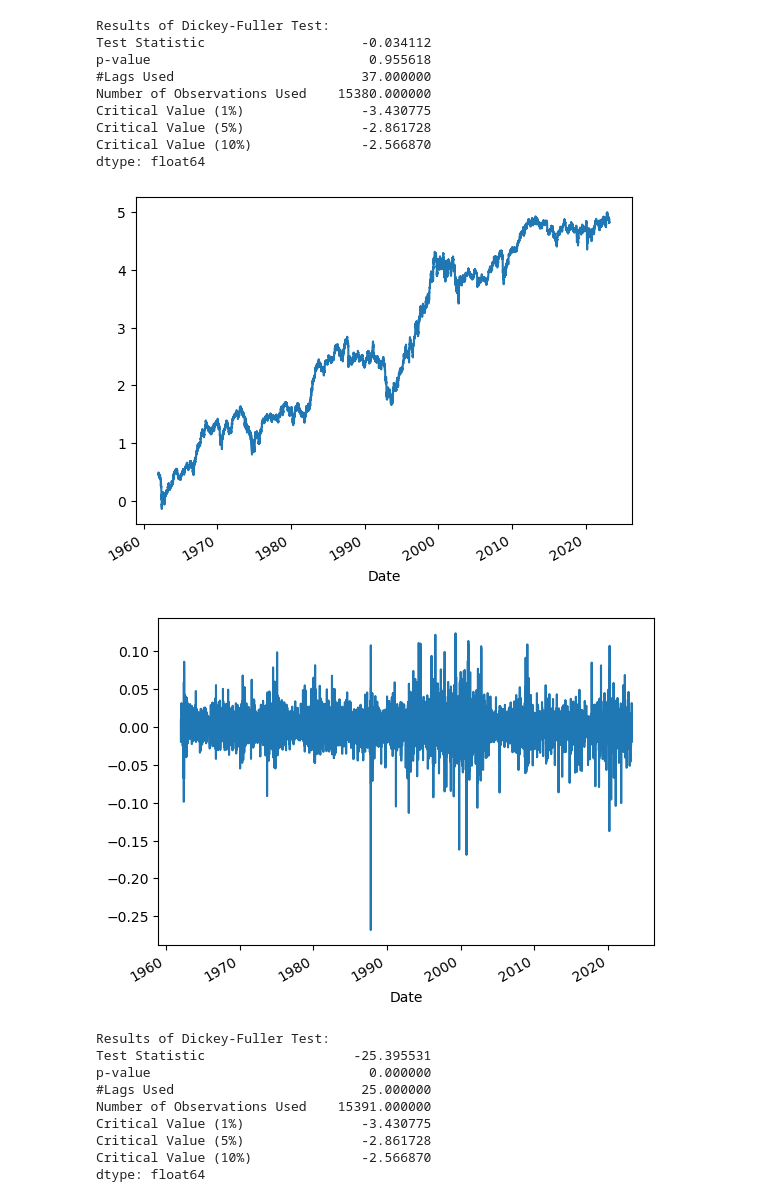
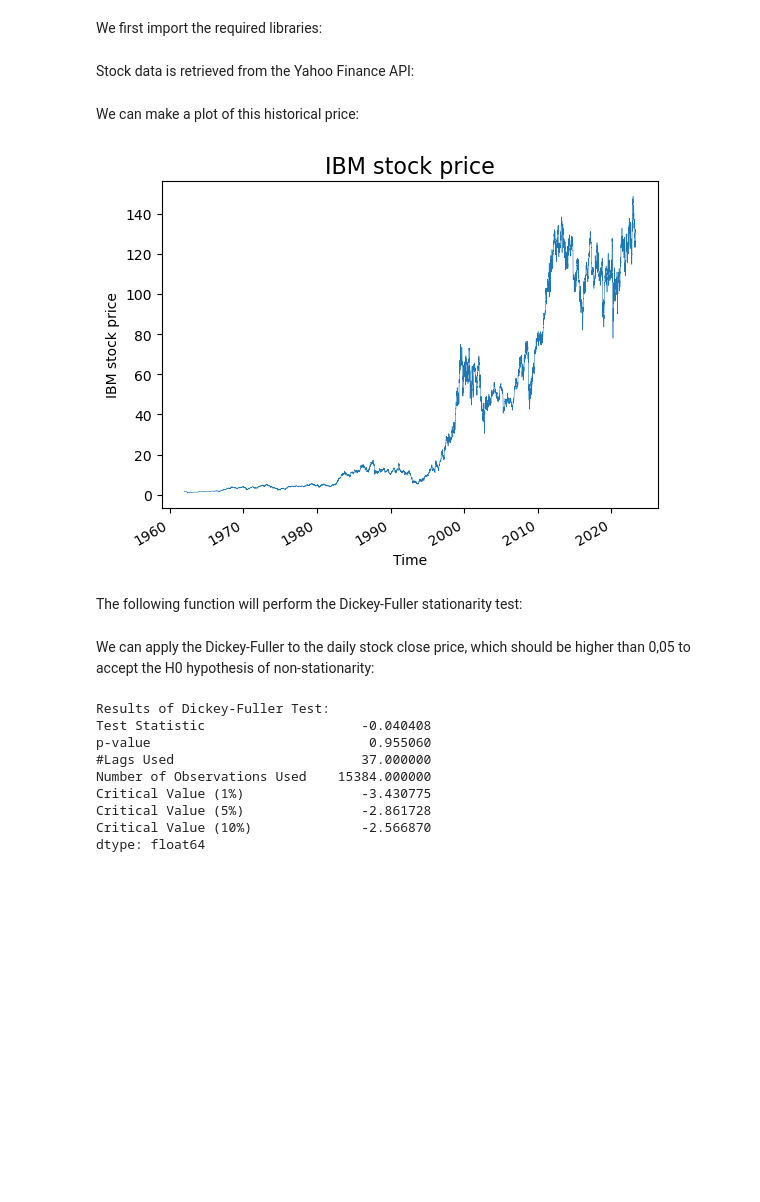
Before and after one commit to jgidatascience/Stock-time-series-analysis, a Jupyter notebook: IBM-time-series-analysis.ipynb, the cells around one changed output. Cells and saved outputs as stored; diff of their text form; code cells hidden in the pictures; blank space fills up the shorter version.

```diff
--- a/IBM-time-series-analysis.ipynb
+++ b/IBM-time-series-analysis.ipynb
@@ -1,3 +1,5 @@
+# %% [markdown]
+We first import the required libraries:
 # %%
 import requests
 import numpy as np
@@ -5,52 +7,5 @@ import pandas as pd
 import yfinance as yf
 import matplotlib.pyplot as plt
 from statsmodels.tsa.stattools import adfuller
-
-IBM_yf = yf.Ticker('IBM')
-IBM_hist = IBM_yf.history(period='max')
-
-def test_stationarity(timeseries):
-
-    #Perform Dickey-Fuller test:
-    print('Results of Dickey-Fuller Test:')
-    dftest = adfuller(timeseries, autolag='AIC')
-    dfoutput = pd.Series(dftest[0:4], index=['Test Statistic','p-value','#Lags Used','Number of Observations Used'])
-    for key,value in dftest[4].items():
-        dfoutput['Critical Value (%s)'%key] = value
-    print(dfoutput)
-
-
-test_stationarity(IBM_hist['Close'])
-
-IBM_hist_log = np.log(IBM_hist.Close)
-IBM_hist_log.plot()
-plt.show()
-
-IBM_hist_log_diff = IBM_hist_log.diff(periods=1)
-IBM_hist_log_diff.plot()
-plt.show()
-
-test_stationarity(IBM_hist_log_diff.dropna(inplace=False))
-
-#After removing heterodasticity and trend, the residues show a p-value below 0,05. Therefore, we can reject that the resulting series is not stationary and affirm that the residues after removing heterodasticity and trend are stationary.
-# %% [output]
-Results of Dickey-Fuller Test:
-Test Statistic                    -0.034112
-p-value                            0.955618
-#Lags Used                        37.000000
-Number of Observations Used    15380.000000
-Critical Value (1%)               -3.430775
-Critical Value (5%)               -2.861728
-Critical Value (10%)              -2.566870
-dtype: float64
-[figure, removed]
-[figure, removed]
-Results of Dickey-Fuller Test:
-Test Statistic                   -25.395531
-p-value                            0.000000
-#Lags Used                        25.000000
-Number of Observations Used    15391.000000
-Critical Value (1%)               -3.430775
-Critical Value (5%)               -2.861728
-Critical Value (10%)              -2.566870
-dtype: float64
+# %% [markdown]
+Stock data is retrieved from the Yahoo Finance API:
@@ -56,0 +15,12 @@ dtype: float64
+# %% [markdown]
+We can make a plot of this historical price:
+# %%
+IBM_hist['Close'].plot(linewidth=0.4)
+plt.title('IBM stock price', fontsize=16)
+plt.xlabel('Time', fontsize=10)
+plt.ylabel('IBM stock price', fontsize=10)
+plt.show()
+# %% [output]
+[figure, added]
+# %% [markdown]
+The following function will perform the Dickey-Fuller stationarity test:
@@ -56,0 +35,14 @@ dtype: float64
+# %% [markdown]
+We can apply the Dickey-Fuller to the daily stock close price, which should be higher than 0,05 to accept the H0 hypothesis of non-stationarity:
+# %%
+test_stationarity(IBM_hist['Close'])
+# %% [output]
+Results of Dickey-Fuller Test:
+Test Statistic                    -0.040408
+p-value                            0.955060
+#Lags Used                        37.000000
+Number of Observations Used    15384.000000
+Critical Value (1%)               -3.430775
+Critical Value (5%)               -2.861728
+Critical Value (10%)              -2.566870
+dtype: float64
```
Also changed, not shown: parts of 9 cells of this notebook.
